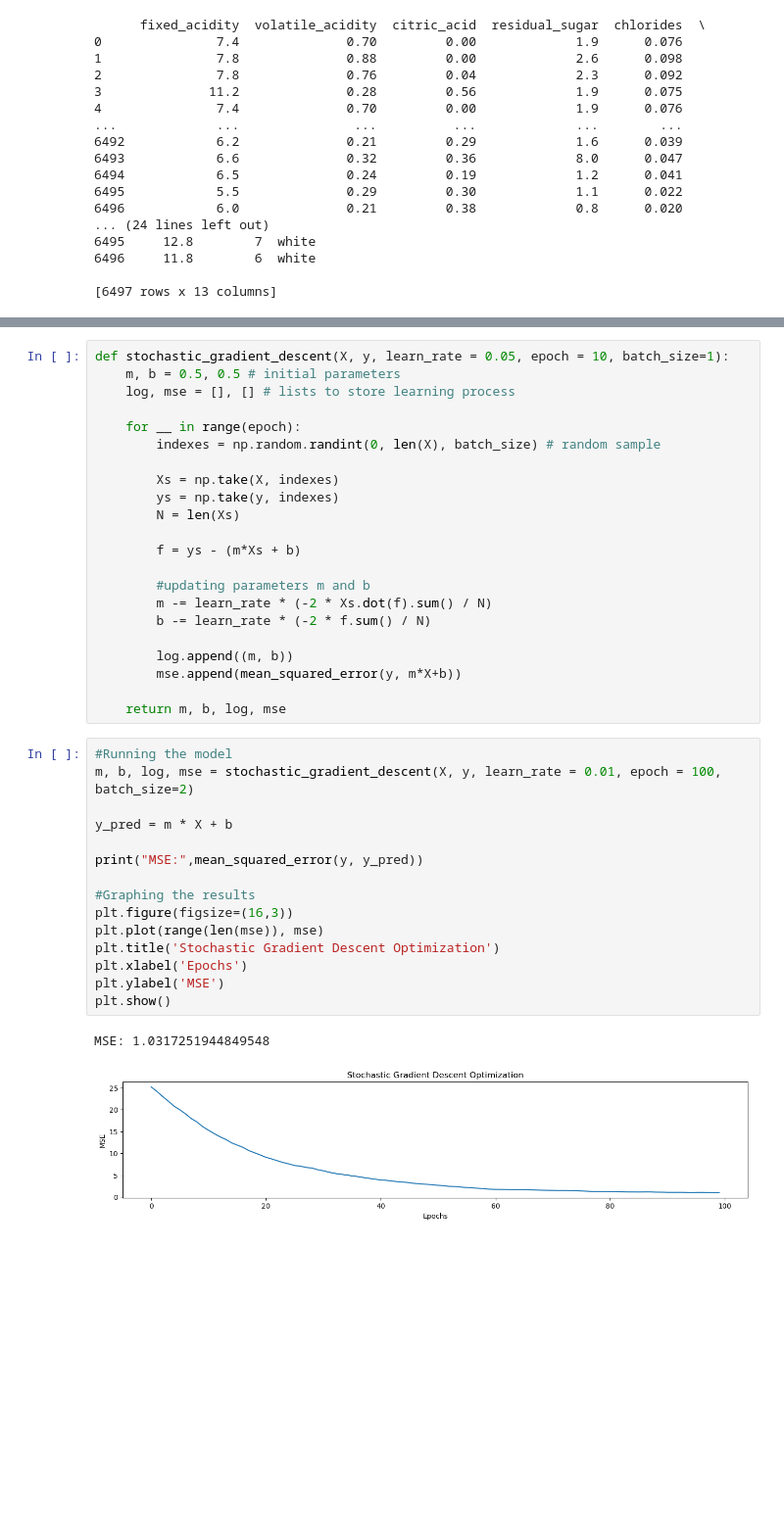
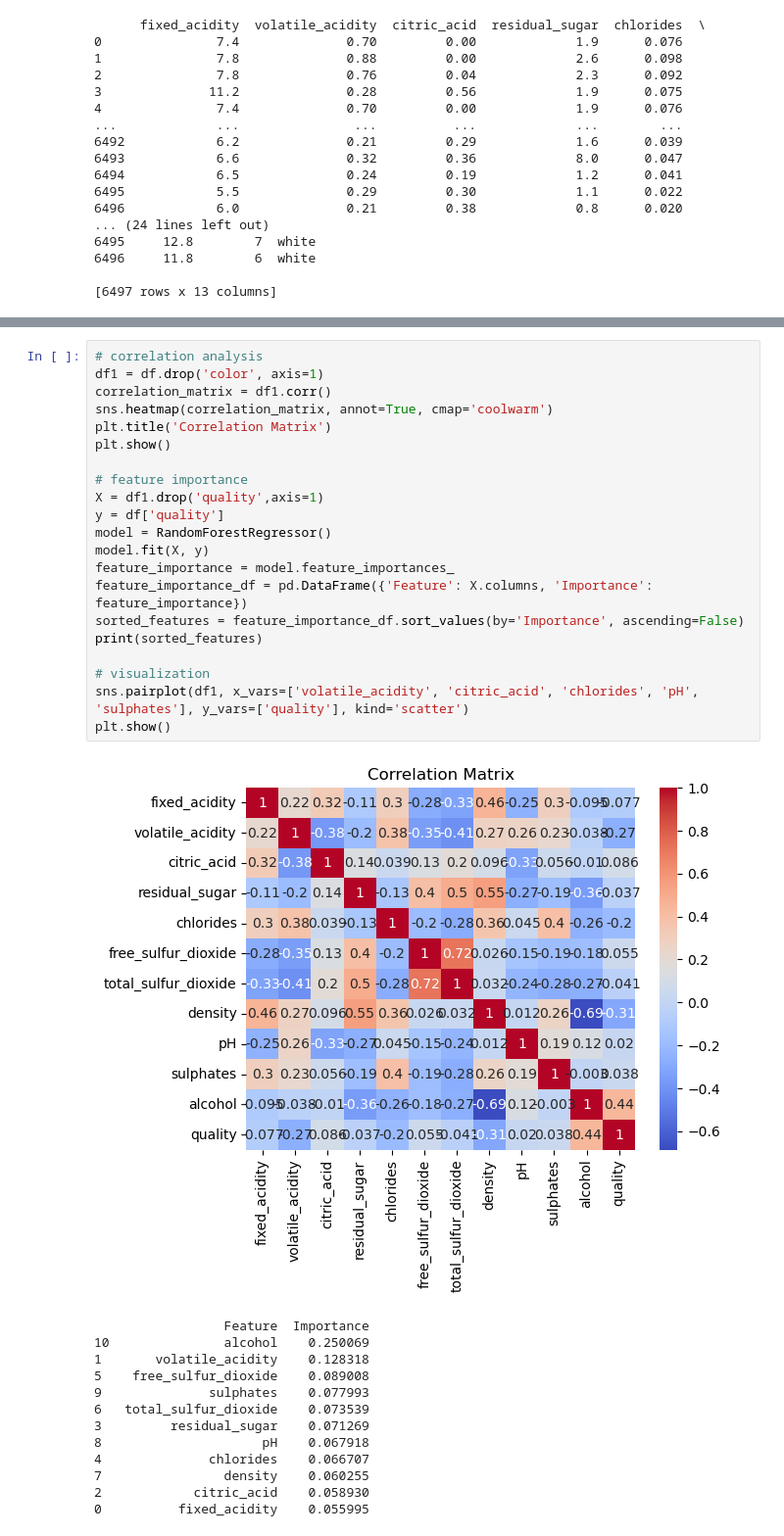
Before and after one commit to kjarjoura/INDE577, a Jupyter notebook: Supervised Learning/Gradient Descent/Gradient Descent.ipynb, the cells around one changed output, grey strips where cells are left out. Shown: that part at 98% size. Cells and saved outputs as stored; diff of their text form; blank space fills up the shorter version.

```diff
--- a/Supervised Learning/Gradient Descent/Gradient Descent.ipynb
+++ b/Supervised Learning/Gradient Descent/Gradient Descent.ipynb
@@ -87,40 +45,35 @@ MSE: 1.0334927701622951
-# %%
-def stochastic_gradient_descent(X, y, learn_rate = 0.05, epoch = 10, batch_size=1):
-    m, b = 0.5, 0.5 # initial parameters
-    log, mse = [], [] # lists to store learning process
-
-    for __ in range(epoch):
-        indexes = np.random.randint(0, len(X), batch_size) # random sample
-
-        Xs = np.take(X, indexes)
-        ys = np.take(y, indexes)
-        N = len(Xs)
-
-        f = ys - (m*Xs + b)
-
-        #updating parameters m and b
-        m -= learn_rate * (-2 * Xs.dot(f).sum() / N)
-        b -= learn_rate * (-2 * f.sum() / N)
-
-        log.append((m, b))
-        mse.append(mean_squared_error(y, m*X+b))
-
-    return m, b, log, mse
-# %%
-#Running the model
-m, b, log, mse = stochastic_gradient_descent(X, y, learn_rate = 0.01, epoch = 100, batch_size=2)
-
-y_pred = m * X + b
-
-print("MSE:",mean_squared_error(y, y_pred))
-
-#Graphing the results
-plt.figure(figsize=(16,3))
-plt.plot(range(len(mse)), mse)
-plt.title('Stochastic Gradient Descent Optimization')
-plt.xlabel('Epochs')
-plt.ylabel('MSE')
-plt.show()
-# %% [output]
-MSE: 1.0317251944849548
-[figure, removed]
+# %%
+# correlation analysis
+df1 = df.drop('color', axis=1)
+correlation_matrix = df1.corr()
+sns.heatmap(correlation_matrix, annot=True, cmap='coolwarm')
+plt.title('Correlation Matrix')
+plt.show()
+
+# feature importance
+X = df1.drop('quality',axis=1)
+y = df['quality']
+model = RandomForestRegressor()
+model.fit(X, y)
+feature_importance = model.feature_importances_
+feature_importance_df = pd.DataFrame({'Feature': X.columns, 'Importance': feature_importance})
+sorted_features = feature_importance_df.sort_values(by='Importance', ascending=False)
+print(sorted_features)
+
+# visualization
+sns.pairplot(df1, x_vars=['volatile_acidity', 'citric_acid', 'chlorides', 'pH', 'sulphates'], y_vars=['quality'], kind='scatter')
+plt.show()
+# %% [output]
+[figure, added]
+                 Feature  Importance
+10               alcohol    0.250069
+1       volatile_acidity    0.128318
+5    free_sulfur_dioxide    0.089008
+9              sulphates    0.077993
+6   total_sulfur_dioxide    0.073539
+3         residual_sugar    0.071269
+8                     pH    0.067918
+4              chlorides    0.066707
+7                density    0.060255
+2            citric_acid    0.058930
+0          fixed_acidity    0.055995
```
Also changed, not shown: parts of 18 cells of this notebook, 1 other file.
